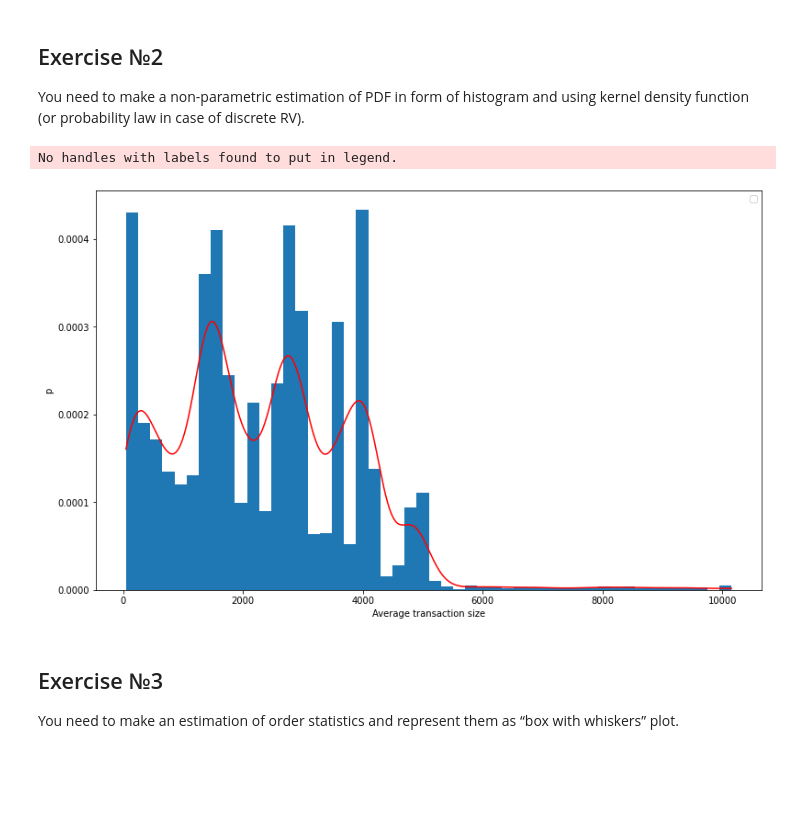
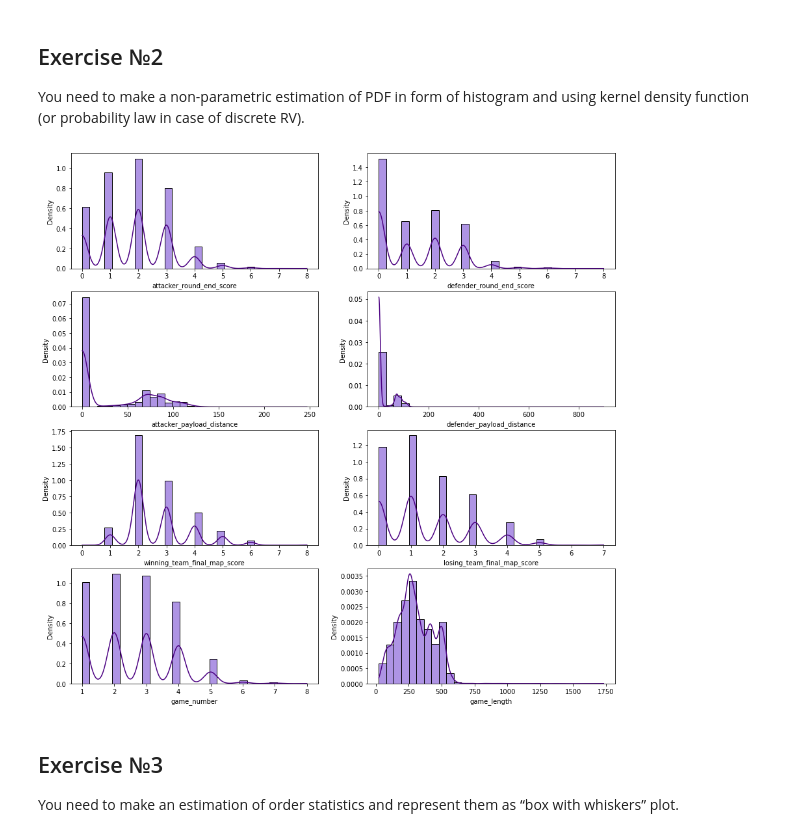
Before and after one commit to vandosik/M-M-MSA, a Jupyter notebook: Lab_1/lab_1.ipynb, the cells around one changed output. Saved outputs shown, nothing was run; the diff lists cells and outputs as text; code cells hidden in the pictures; blank space fills up the shorter version.

```diff
--- a/Lab_1/lab_1.ipynb
+++ b/Lab_1/lab_1.ipynb
@@ -82,31 +109,26 @@ Text(0, 0.5, 'Column val')
+# %%
+# Creating list of variables for future analysis
+ilist= [['attacker_round_end_score', 'defender_round_end_score'],
+        ['attacker_payload_distance', 'defender_payload_distance'],
+        ['winning_team_final_map_score', 'losing_team_final_map_score'],
+        ['game_number', 'game_length']]
 # %% [markdown]
 ## Exercise №2
 You need to make a non-parametric estimation of PDF in form of histogram and using kernel density function (or probability law in case of discrete RV).
-# %%
-#Plotting a histogram and kernel density estimate
-plt.figure(figsize=(13, 8))
-
-kernel = scipy.stats.gaussian_kde(source_df[col_name])
-
-min_amount, max_amount = source_df[col_name].min(), source_df[col_name].max()
-x = np.linspace(min_amount, max_amount, len(source_df)) # by defaul 50 items
-kde_values = kernel(x)
-
-# sns.histplot(source_df[col_name], kde=False, stat="density", label=f'Average transaction size in rubles')
-# Draw unnormed histogramm
-hist_data = plt.hist(source_df[col_name], density=True, bins=50)
-
-# print(hist_vals)
-plt.plot(x, kde_values, color="r")
-
-plt.ylabel('p')
-plt.xlabel('Average transaction size')
-
-plt.legend()
-plt.show()
-# %% [output]
-No handles with labels found to put in legend.
-[figure, removed]
+# %%
+# Plotting a histogram and kernel density estimate
+# Draw unnormed histogramm
+fig, ax = plt.subplots(4, 2, figsize=(15, 15))
+for j in range(0, 2):
+    for i in range (0, 4):
+        kernel = sp.stats.gaussian_kde(source_df[ilist[i][j]])
+        min_amount, max_amount = source_df[ilist[i][j]].min(), source_df[ilist[i][j]].max()
+        x = np.linspace(min_amount, max_amount, len(source_df[ilist[i][j]]))
+        kde_values = kernel(x)
+        sns.histplot(source_df[ilist[i][j]], kde=False, bins=30, stat='density', ax=ax[i, j], palette='Set3', color = 'mediumpurple')
+        ax[i, j].plot(x, kde_values, c = 'indigo')
+# %% [output]
+[figure, added]
 # %% [markdown]
 ## Exercise №3
 You need to make an estimation of order statistics and represent them as “box with whiskers” plot.
```
Also changed, not shown: parts of 10 cells of this notebook.
